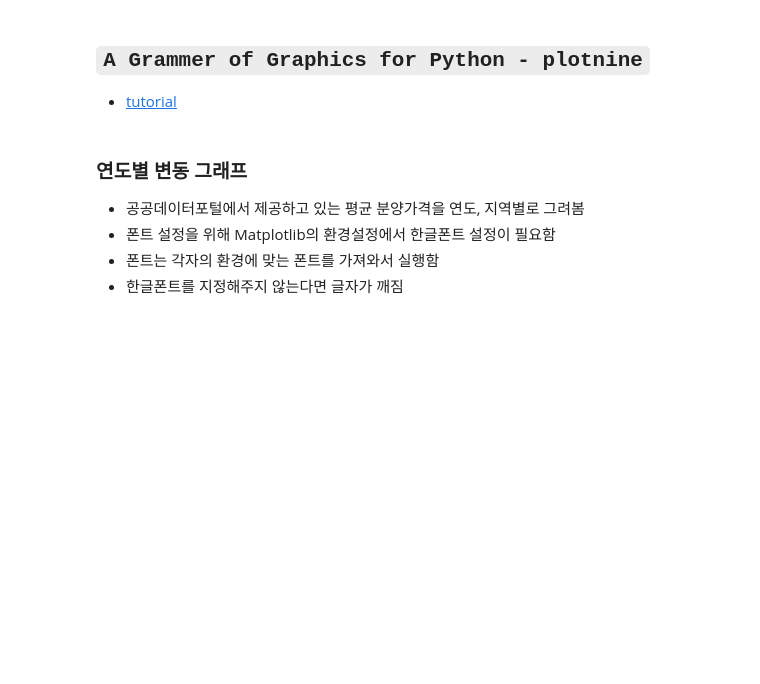
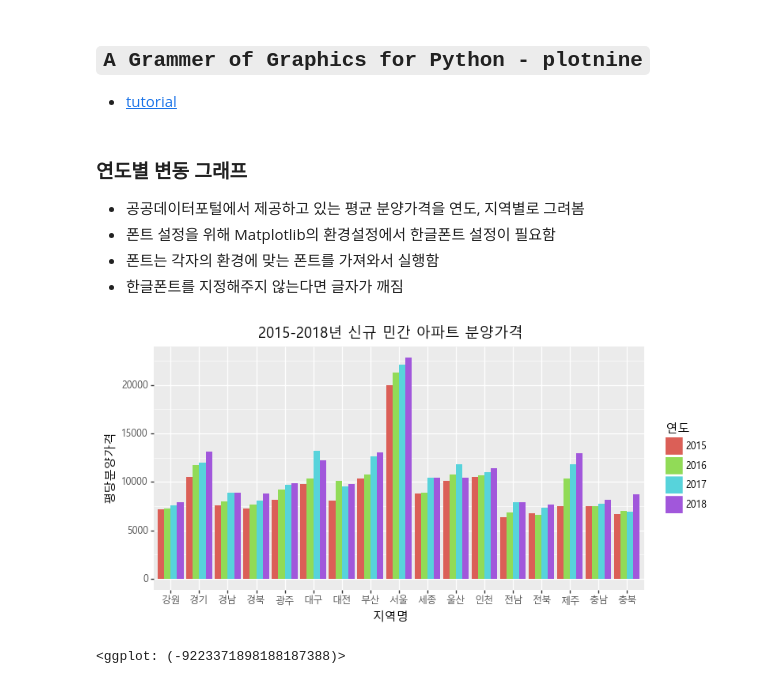
Before and after one commit to eunseokmax/Kaggel_personal, a Jupyter notebook: Apt_presale_price.ipynb, the cells around one changed output. Drawn from its saved outputs; the diff is of its cells as text; code cells hidden in the pictures; blank space fills up the shorter version.

```diff
--- a/Apt_presale_price.ipynb
+++ b/Apt_presale_price.ipynb
@@ -337,3 +337,18 @@ region_year
  * 폰트 설정을 위해 Matplotlib의 환경설정에서 한글폰트 설정이 필요함
  * 폰트는 각자의 환경에 맞는 폰트를 가져와서 실행함
  * 한글폰트를 지정해주지 않는다면 글자가 깨짐
+# %%
+import matplotlib.pyplot as plt
+from matplotlib import font_manager,rc
+
+path = 'c:/Windows/Fonts/malgun.ttf'
+font_name = font_manager.FontProperties(fname=path).get_name()
+rc ('font',family=font_name)
+# %%
+(ggplot(region_year_all,aes(x='지역명', y='평당분양가격',fill='연도'))
+ + geom_bar(stat='identity', position='dodge')
+ + ggtitle('2015-2018년 신규 민간 아파트 분양가격')
+ + theme(text=element_text(family=font_name), figure_size=(8,4)))
+# %% [output]
+[figure, added]
+<ggplot: (-9223371898188187388)>
```
Also changed, not shown: parts of 14 cells of this notebook.
